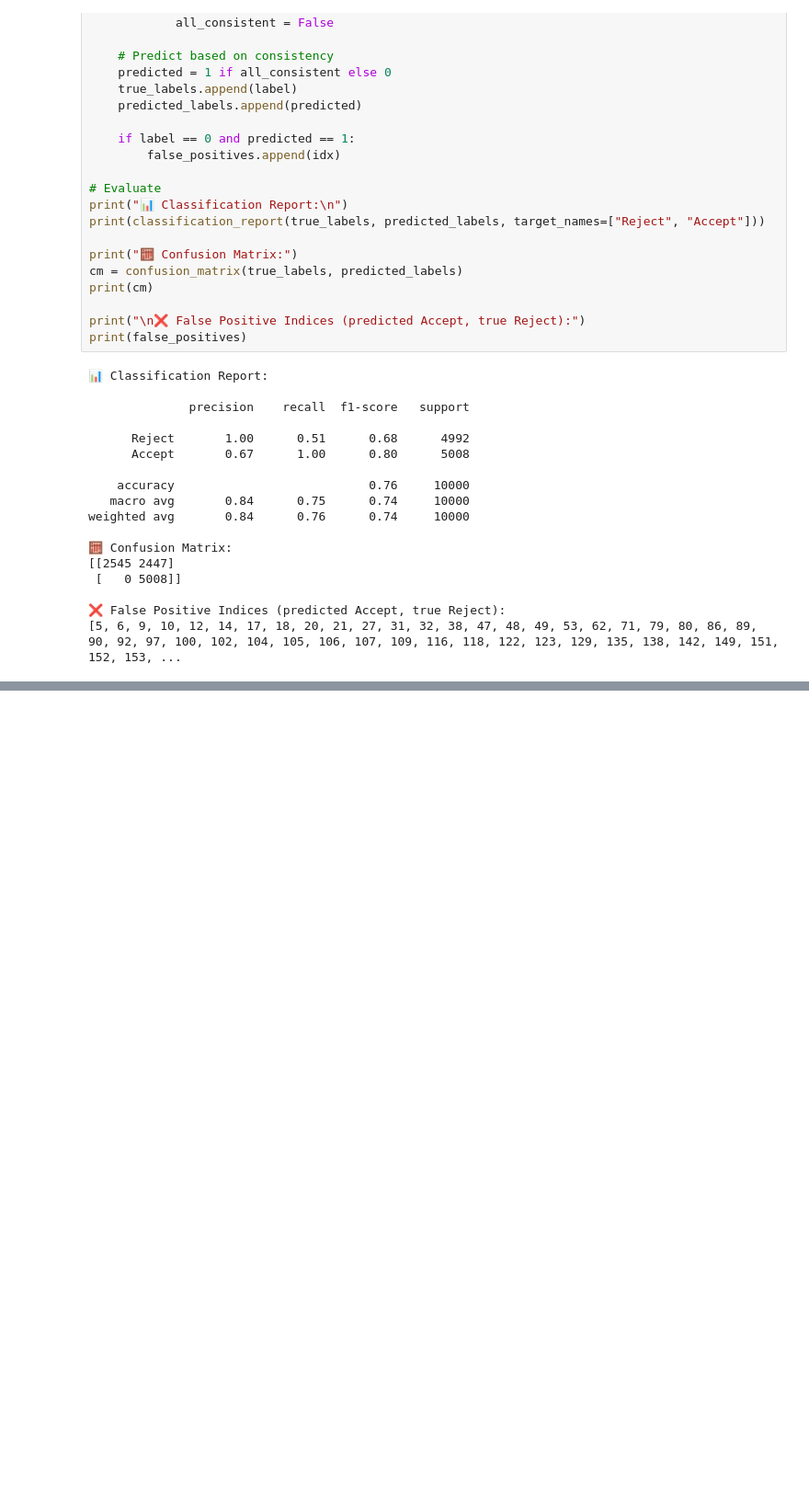
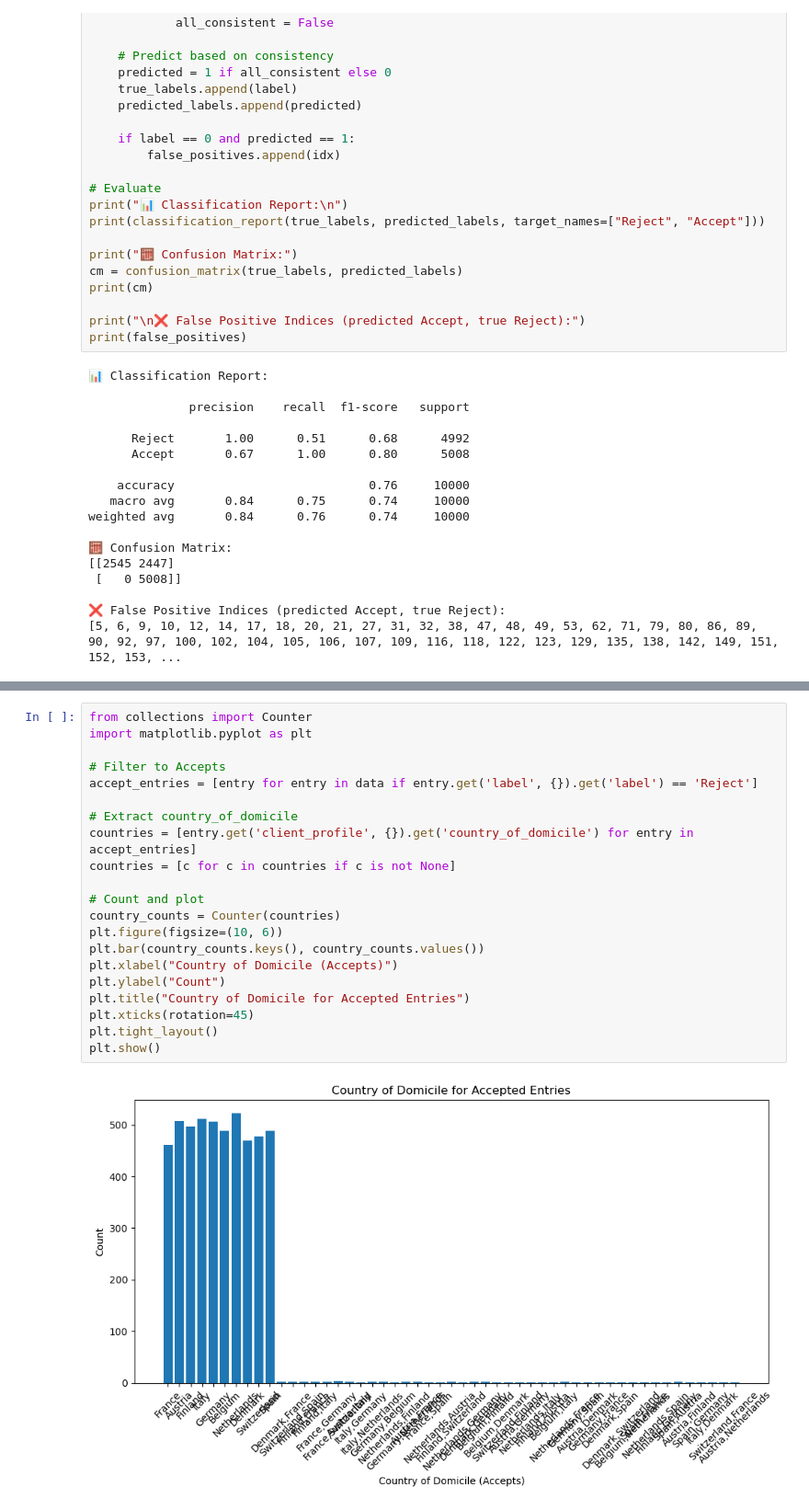
Before and after one commit to shakiryousefi/datathon2025, a Jupyter notebook: shakir.ipynb, the cells around one changed output, grey strips where cells are left out. Shown at 92% size. Cells and saved outputs as stored; diff of their text form; blank space fills up the shorter version.

```diff
--- a/shakir.ipynb
+++ b/shakir.ipynb
@@ -282,0 +317,23 @@ weighted avg       0.84      0.76      0.74     10000
+# %%
+from collections import Counter
+import matplotlib.pyplot as plt
+
+# Filter to Accepts
+accept_entries = [entry for entry in data if entry.get('label', {}).get('label') == 'Reject']
+
+# Extract country_of_domicile
+countries = [entry.get('client_profile', {}).get('country_of_domicile') for entry in accept_entries]
+countries = [c for c in countries if c is not None]
+
+# Count and plot
+country_counts = Counter(countries)
+plt.figure(figsize=(10, 6))
+plt.bar(country_counts.keys(), country_counts.values())
+plt.xlabel("Country of Domicile (Accepts)")
+plt.ylabel("Count")
+plt.title("Country of Domicile for Accepted Entries")
+plt.xticks(rotation=45)
+plt.tight_layout()
+plt.show()
+# %% [output]
+[figure, added]
```
Also changed, not shown: parts of 14 cells of this notebook.
